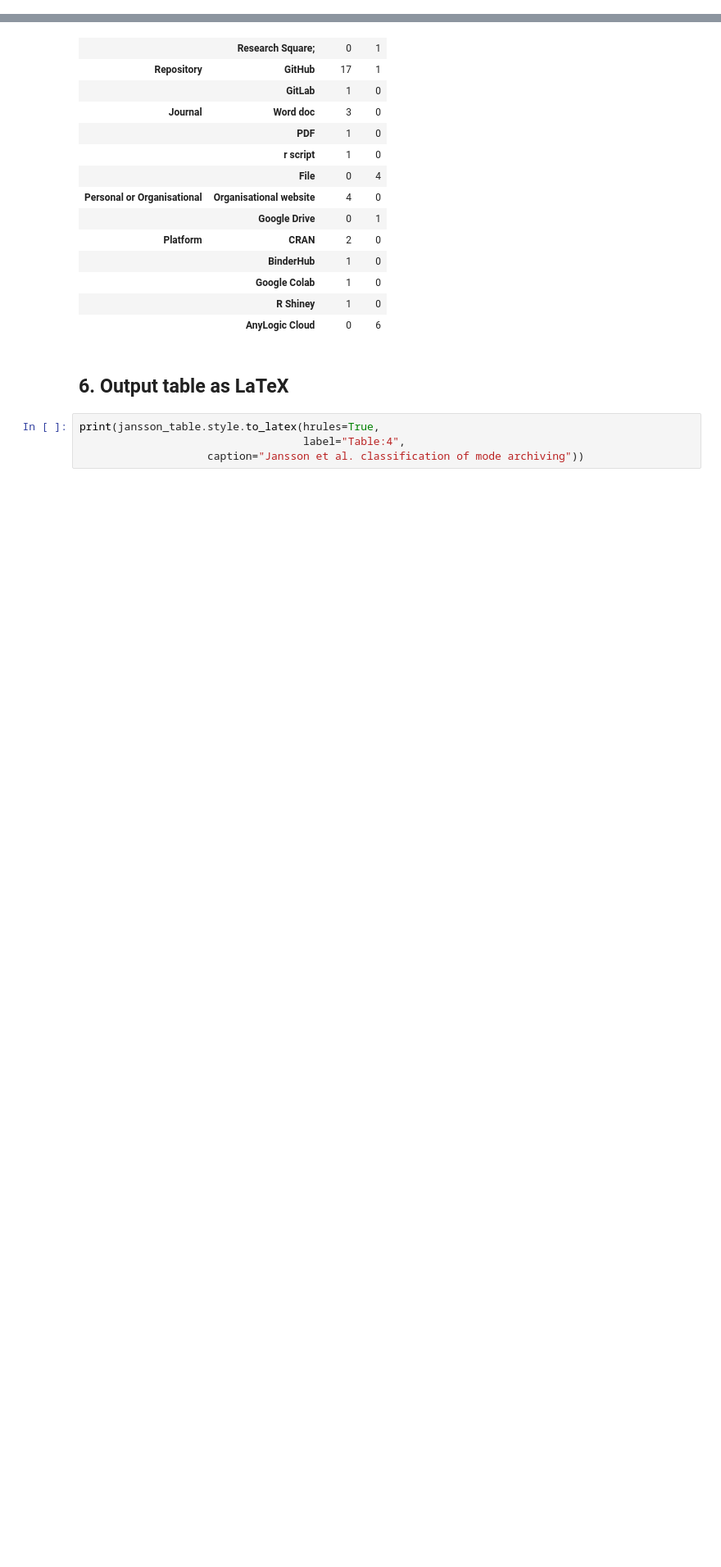
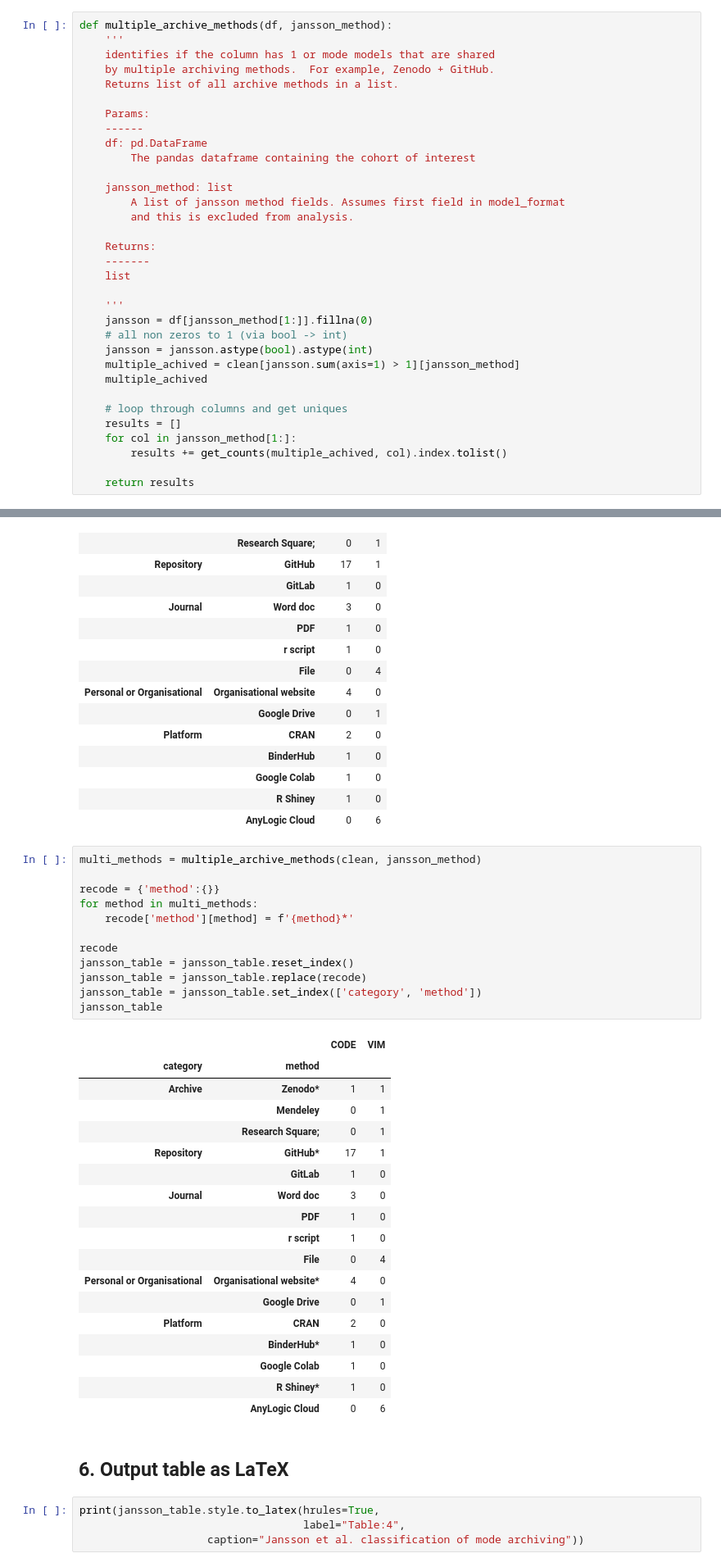
Before and after one commit to TomMonks/des_sharing_lit_review, a Jupyter notebook: content/03_results/07a_jansson_sharing_method.ipynb, the cells around one changed output, grey strips where cells are left out. Shown at 82% size. Cells and saved outputs as stored; diff of their text form; blank space fills up the shorter version.

Commit message:
BPA: jannson table v2

```diff
--- a/content/03_results/07a_jansson_sharing_method.ipynb
+++ b/content/03_results/07a_jansson_sharing_method.ipynb
@@ -65,6 +65,39 @@ def get_model_format_summary(model_format, df_code, df_vim, category):
     comb['category'] = category
     comb = comb.reset_index()
     return comb.set_index(['category', 'method'])
+# %%
+def multiple_archive_methods(df, jansson_method):
+    '''
+    identifies if the column has 1 or mode models that are shared
+    by multiple archiving methods.  For example, Zenodo + GitHub.
+    Returns list of all archive methods in a list.
+
+    Params:
+    ------
+    df: pd.DataFrame
+        The pandas dataframe containing the cohort of interest
+
+    jansson_method: list
+        A list of jansson method fields. Assumes first field in model_format
+        and this is excluded from analysis.
+
+    Returns:
+    -------
+    list
+
+    '''
+    jansson = df[jansson_method[1:]].fillna(0)
+    # all non zeros to 1 (via bool -> int)
+    jansson = jansson.astype(bool).astype(int)
+    multiple_achived = clean[jansson.sum(axis=1) > 1][jansson_method]
+    multiple_achived
+
+    # loop through columns and get uniques
+    results = []
+    for col in jansson_method[1:]:
+        results += get_counts(multiple_achived, col).index.tolist()
+
+    return results
 # %% [markdown]
 ## 4. Load and inspect dataset
 
@@ -228,6 +261,37 @@ jansson_table
 |  | Google Colab | 1 | 0 |
 |  | R Shiney | 1 | 0 |
 |  | AnyLogic Cloud | 0 | 6 |
+# %%
+multi_methods = multiple_archive_methods(clean, jansson_method)
+
+recode = {'method':{}}
+for method in multi_methods:
+    recode['method'][method] = f'{method}*'
+
+recode
+jansson_table = jansson_table.reset_index()
+jansson_table = jansson_table.replace(recode)
+jansson_table = jansson_table.set_index(['category', 'method'])
+jansson_table
+# %% [output]
+|  |  | CODE | VIM |
+| category | method |  |  |
+| Archive | Zenodo* | 1 | 1 |
+|  | Mendeley | 0 | 1 |
+|  | Research Square; | 0 | 1 |
+| Repository | GitHub* | 17 | 1 |
+|  | GitLab | 1 | 0 |
+| Journal | Word doc | 3 | 0 |
+|  | PDF | 1 | 0 |
+|  | r script | 1 | 0 |
+|  | File | 0 | 4 |
+| Personal or Organisational | Organisational website* | 4 | 0 |
+|  | Google Drive | 0 | 1 |
+| Platform | CRAN | 2 | 0 |
+|  | BinderHub* | 1 | 0 |
+|  | Google Colab | 1 | 0 |
+|  | R Shiney* | 1 | 0 |
+|  | AnyLogic Cloud | 0 | 6 |
 # %% [markdown]
 ## 6. Output table as LaTeX
 # %%
```
Also changed, not shown: parts of 2 cells of this notebook.
